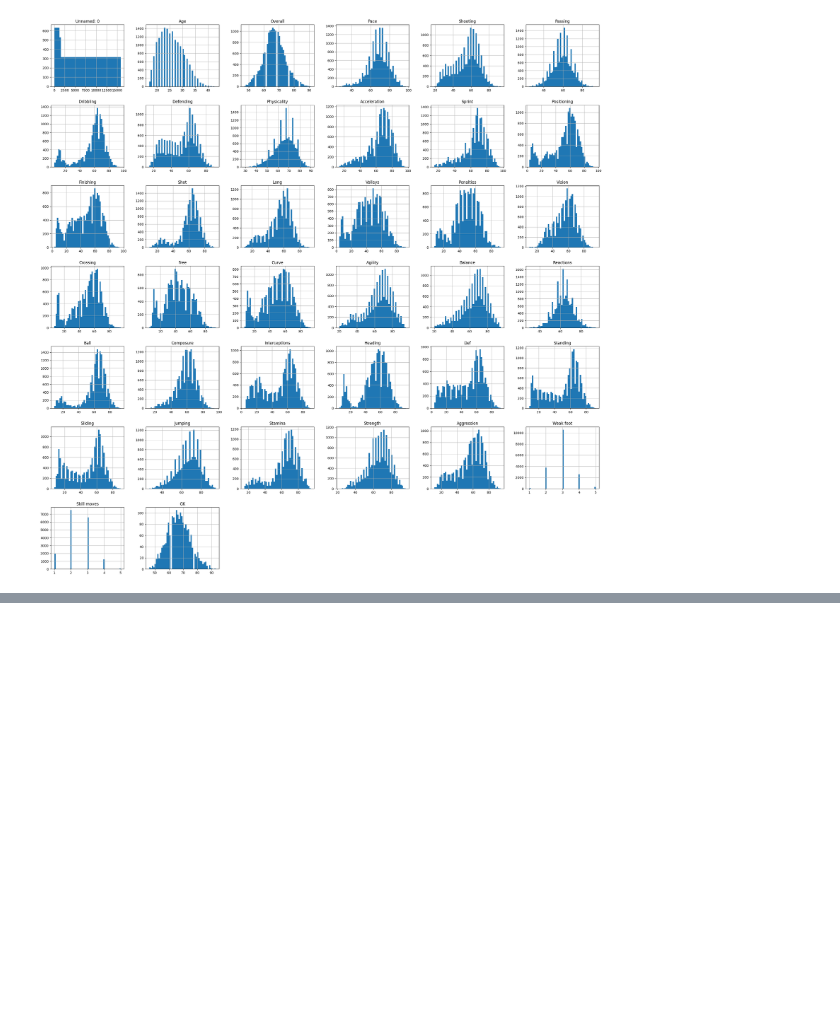
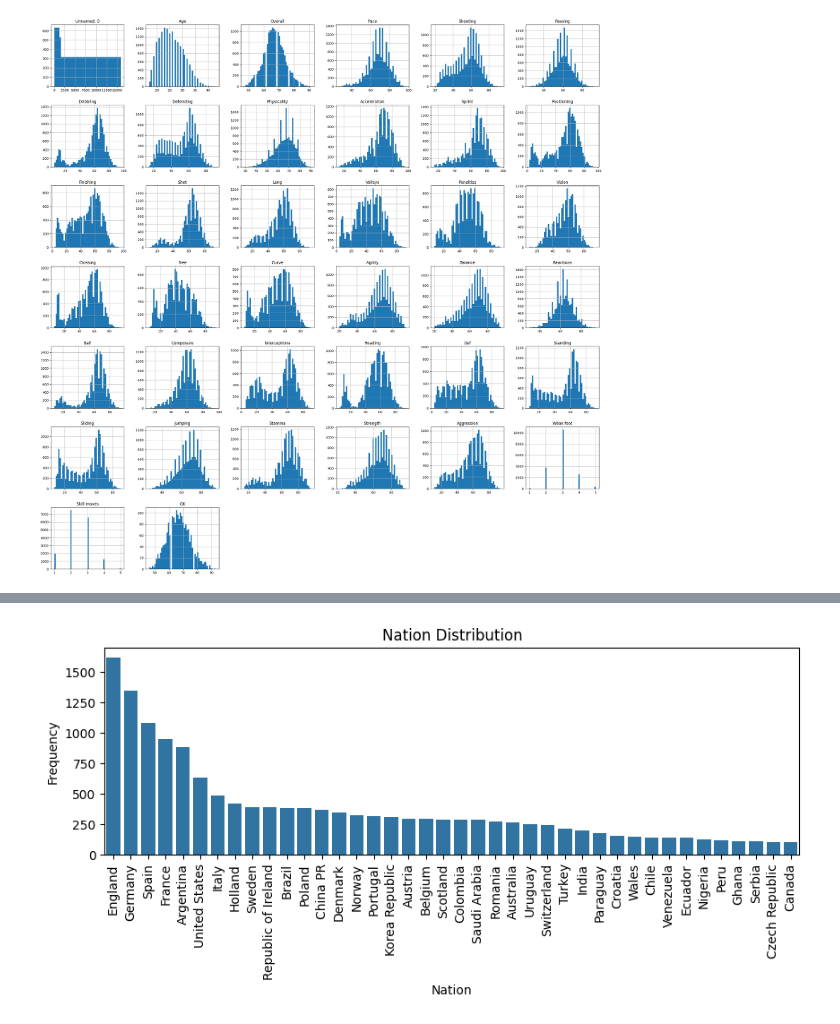
Before and after one commit to elouanzer/AAAproject_FC24, a Jupyter notebook: FC24_MLproject.ipynb, the cells around one changed output, grey strips where cells are left out. Cells and saved outputs as stored; diff of their text form; code cells hidden in the pictures; blank space fills up the shorter version.

```diff
--- a/FC24_MLproject.ipynb
+++ b/FC24_MLproject.ipynb
@@ -118,0 +158,4 @@ plt.show()
+# %%
+plot_distribution('Nation', 40)
+# %% [output]
+[figure, added]
```
Also changed, not shown: parts of 22 cells of this notebook.
